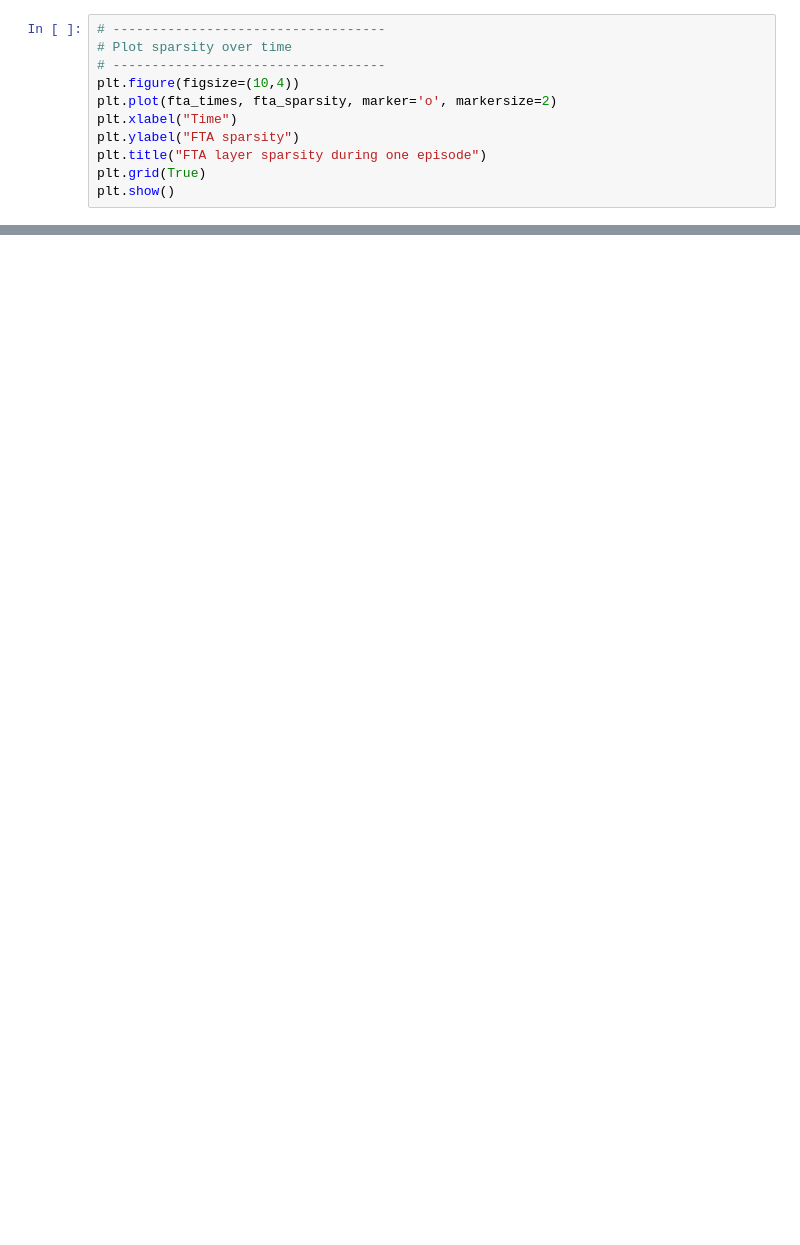
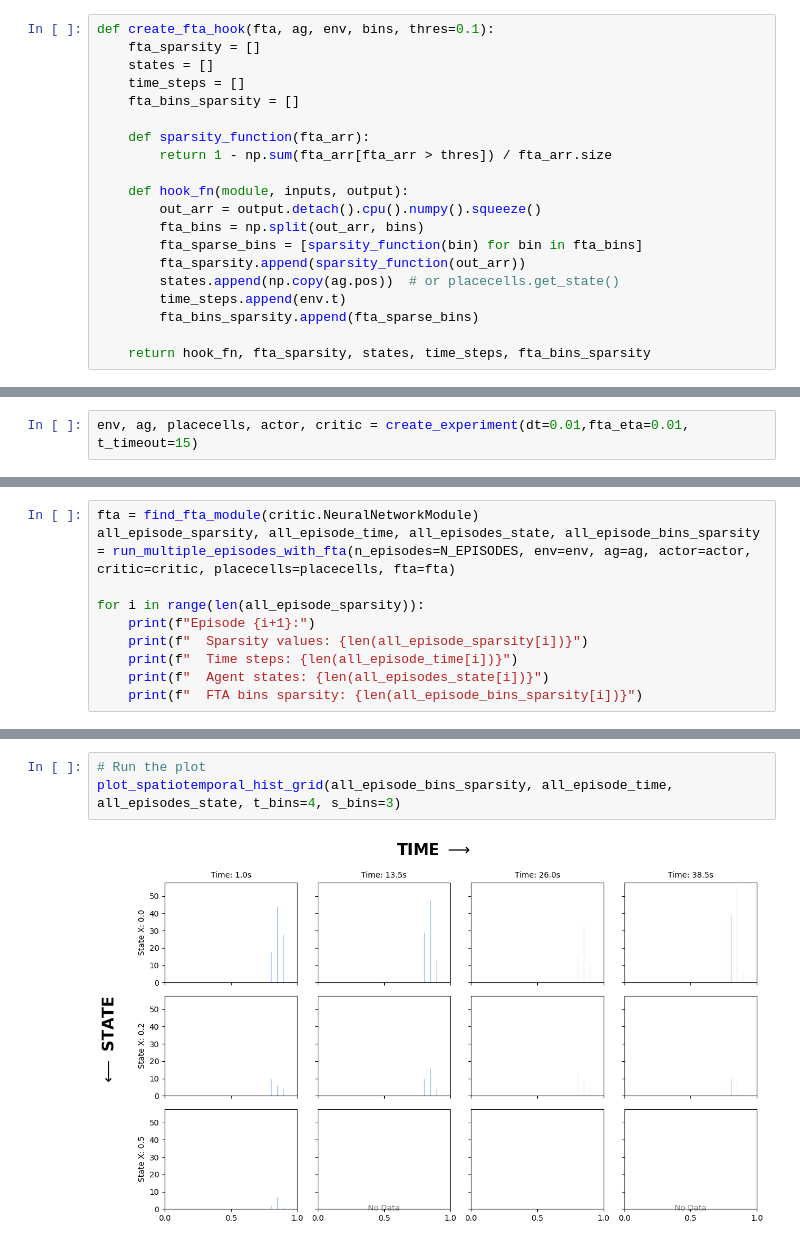
Before and after one commit to jadkins99/RatInABox, a Jupyter notebook: neuro_rl/sparsity.ipynb, the cells around one changed output, grey strips where cells are left out. Cells and saved outputs as stored; diff of their text form; blank space fills up the shorter version.

Commit message:
add fta sparsity tracking during training

```diff
--- a/neuro_rl/sparsity.ipynb
+++ b/neuro_rl/sparsity.ipynb
@@ -120,11 +148,20 @@ handle.remove()
 # %%
-# -----------------------------------
-# Plot sparsity over time
-# -----------------------------------
-plt.figure(figsize=(10,4))
-plt.plot(fta_times, fta_sparsity, marker='o', markersize=2)
-plt.xlabel("Time")
-plt.ylabel("FTA sparsity")
-plt.title("FTA layer sparsity during one episode")
-plt.grid(True)
-plt.show()
+def create_fta_hook(fta, ag, env, bins, thres=0.1):
+    fta_sparsity = []
+    states = []
+    time_steps = []
+    fta_bins_sparsity = []
+
+    def sparsity_function(fta_arr):
+        return 1 - np.sum(fta_arr[fta_arr > thres]) / fta_arr.size
+
+    def hook_fn(module, inputs, output):
+        out_arr = output.detach().cpu().numpy().squeeze()
+        fta_bins = np.split(out_arr, bins)
+        fta_sparse_bins = [sparsity_function(bin) for bin in fta_bins]
+        fta_sparsity.append(sparsity_function(out_arr))
+        states.append(np.copy(ag.pos))  # or placecells.get_state()
+        time_steps.append(env.t)
+        fta_bins_sparsity.append(fta_sparse_bins)
+
+    return hook_fn, fta_sparsity, states, time_steps, fta_bins_sparsity
@@ -132,0 +472,2 @@ plt.show()
+# %%
+env, ag, placecells, actor, critic = create_experiment(dt=0.01,fta_eta=0.01, t_timeout=15)
@@ -132,0 +476,10 @@ plt.show()
+# %%
+fta = find_fta_module(critic.NeuralNetworkModule)
+all_episode_sparsity, all_episode_time, all_episodes_state, all_episode_bins_sparsity = run_multiple_episodes_with_fta(n_episodes=N_EPISODES, env=env, ag=ag, actor=actor, critic=critic, placecells=placecells, fta=fta)
+
+for i in range(len(all_episode_sparsity)):
+    print(f"Episode {i+1}:")
+    print(f"  Sparsity values: {len(all_episode_sparsity[i])}")
+    print(f"  Time steps: {len(all_episode_time[i])}")
+    print(f"  Agent states: {len(all_episodes_state[i])}")
+    print(f"  FTA bins sparsity: {len(all_episode_bins_sparsity[i])}")
@@ -132,0 +514,5 @@ plt.show()
+# %%
+# Run the plot
+plot_spatiotemporal_hist_grid(all_episode_bins_sparsity, all_episode_time, all_episodes_state, t_bins=4, s_bins=3)
+# %% [output]
+[figure, added]
```
Also changed, not shown: parts of 28 cells of this notebook, 2 other files.
